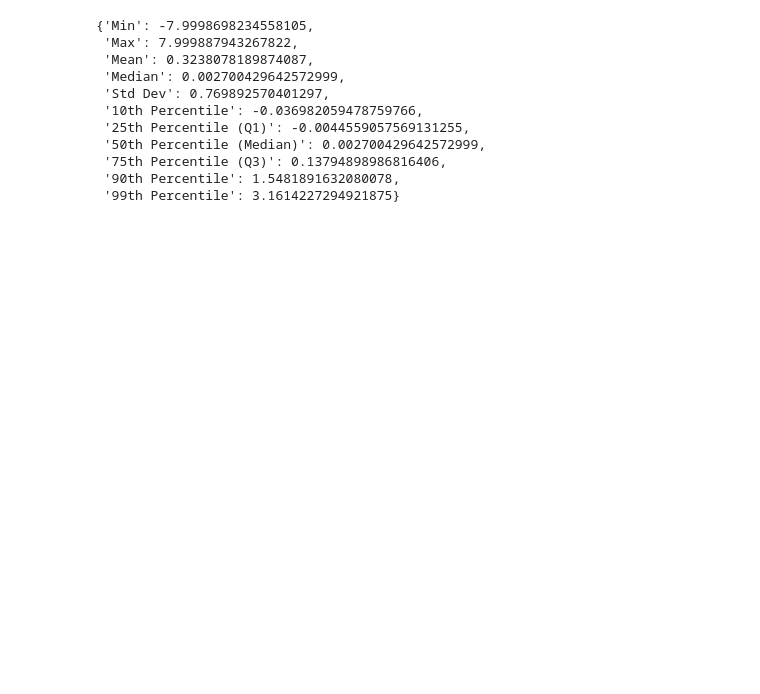
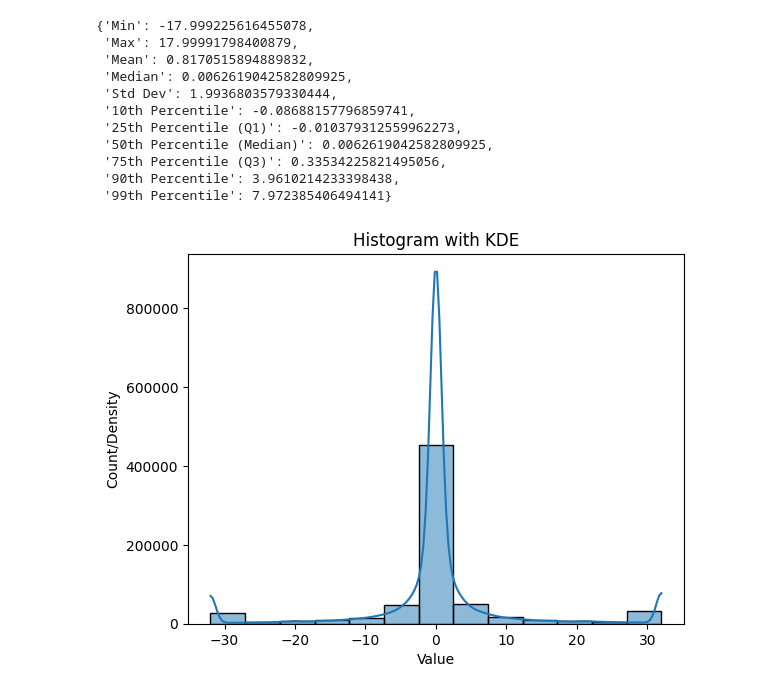
Before and after one commit to harshavardhan-patil/mimolm, a Jupyter notebook: notebooks/eda.ipynb, the cells around one changed output. Drawn from its saved outputs; the diff is of its cells as text; code cells hidden in the pictures; blank space fills up the shorter version.

```diff
--- a/notebooks/eda.ipynb
+++ b/notebooks/eda.ipynb
@@ -117,21 +230,22 @@ for batch in tqdm(train_loader):
 # %%
 data = motion_diffs
 
-summary = {
-    "Min": float(np.min(data)),
-    "Max": float(np.max(data)),
-    "Mean": float(np.mean(data)),
-    "Median": float(np.median(data)),
-    "Std Dev": float(np.std(data)),
-    "10th Percentile": float(np.percentile(data, 10)),
-    "25th Percentile (Q1)": float(np.percentile(data, 25)),
-    "50th Percentile (Median)": float(np.percentile(data, 50)),
-    "75th Percentile (Q3)": float(np.percentile(data, 75)),
-    "90th Percentile": float(np.percentile(data, 90)),
-    "99th Percentile": float(np.percentile(data, 99)),
-}
+# summary = {
+#     "Min": float(np.min(data)),
+#     "Max": float(np.max(data)),
+#     "Mean": float(np.mean(data)),
+#     "Median": float(np.median(data)),
+#     "Std Dev": float(np.std(data)),
+#     "10th Percentile": float(np.percentile(data, 10)),
+#     "25th Percentile (Q1)": float(np.percentile(data, 25)),
+#     "50th Percentile (Median)": float(np.percentile(data, 50)),
+#     "75th Percentile (Q3)": float(np.percentile(data, 75)),
+#     "90th Percentile": float(np.percentile(data, 90)),
+#     "99th Percentile": float(np.percentile(data, 99)),
+# }
 
-summary
+# summary
+# trainset (5Hz, 8.0m, 128 bins)
 # {'Min': -7.9998698234558105,
 #  'Max': 7.999887943267822,
 #  'Mean': 0.3238078189874087,
@@ -143,18 +257,44 @@ summary
 #  '75th Percentile (Q3)': 0.13794898986816406,
 #  '90th Percentile': 1.5481891632080078,
 #  '99th Percentile': 3.1614227294921875}
+
+# 10% trainset (2Hz, 18.0m, 128 bins)
+# {'Min': -17.999225616455078,
+#  'Max': 17.99991798400879,
+#  'Mean': 0.8170515894889832,
+#  'Median': 0.0062619042582809925,
+#  'Std Dev': 1.9936803579330444,
+#  '10th Percentile': -0.08688157796859741,
+#  '25th Percentile (Q1)': -0.010379312559962273,
+#  '50th Percentile (Median)': 0.0062619042582809925,
+#  '75th Percentile (Q3)': 0.33534225821495056,
+#  '90th Percentile': 3.9610214233398438,
+#  '99th Percentile': 7.972385406494141}
 # %% [output]
-{'Min': -7.9998698234558105,
- 'Max': 7.999887943267822,
- 'Mean': 0.3238078189874087,
- 'Median': 0.002700429642572999,
- 'Std Dev': 0.769892570401297,
- '10th Percentile': -0.036982059478759766,
- '25th Percentile (Q1)': -0.0044559057569131255,
- '50th Percentile (Median)': 0.002700429642572999,
- '75th Percentile (Q3)': 0.13794898986816406,
- '90th Percentile': 1.5481891632080078,
- '99th Percentile': 3.1614227294921875}
+{'Min': -17.999225616455078,
+ 'Max': 17.99991798400879,
+ 'Mean': 0.8170515894889832,
+ 'Median': 0.0062619042582809925,
+ 'Std Dev': 1.9936803579330444,
+ '10th Percentile': -0.08688157796859741,
+ '25th Percentile (Q1)': -0.010379312559962273,
+ '50th Percentile (Median)': 0.0062619042582809925,
+ '75th Percentile (Q3)': 0.33534225821495056,
+ '90th Percentile': 3.9610214233398438,
+ '99th Percentile': 7.972385406494141}
+# %%
+import seaborn as sns
+import matplotlib.pyplot as plt
+
+sns.histplot(np.clip(data, -32, 32), bins=13, kde=True)
+
+plt.xlabel("Value")
+plt.ylabel("Count/Density")
+plt.title("Histogram with KDE")
+
+plt.show()
+# %% [output]
+[figure, added]
 # %%
 import seaborn as sns
 import matplotlib.pyplot as plt
```
Also changed, not shown: parts of 23 cells of this notebook, 6 other files.
